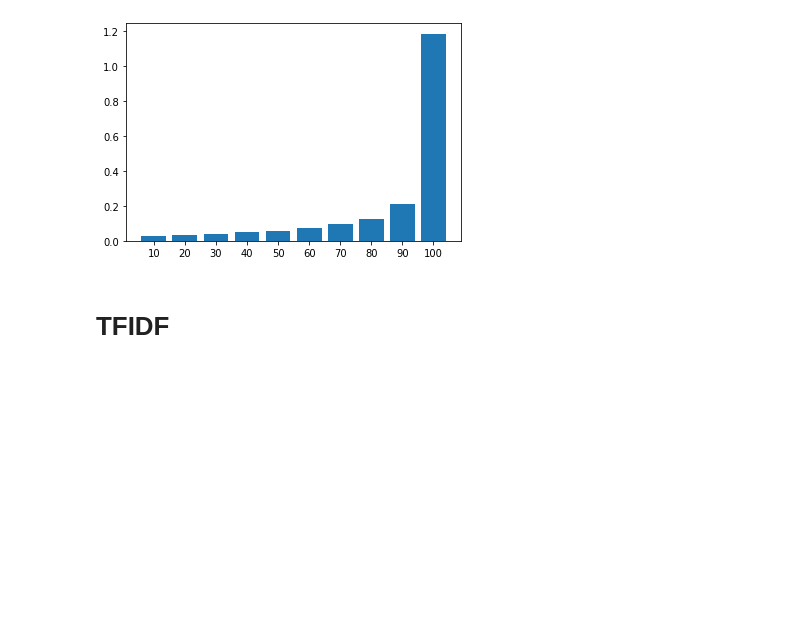
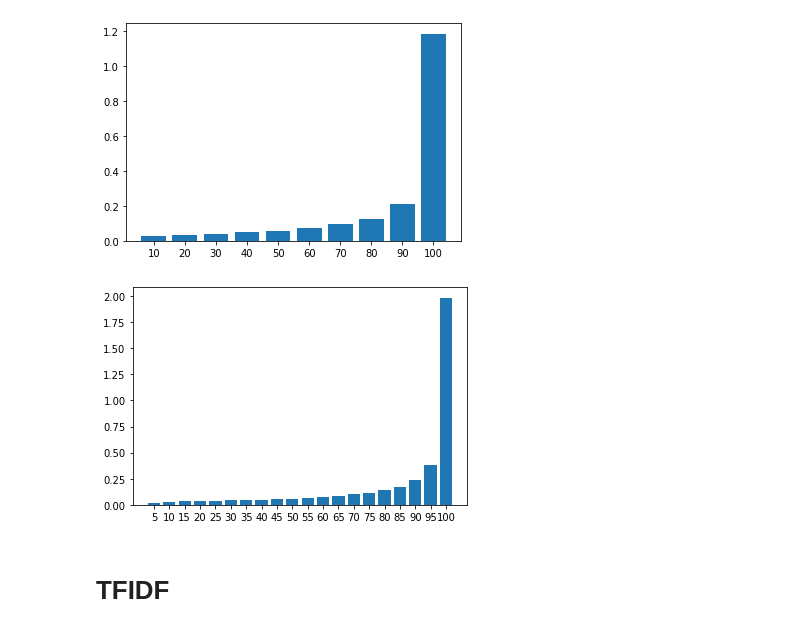
Before and after one commit to LCaravaggio/politext, a Jupyter notebook: Solo_lo_nuevo.ipynb, the cells around one changed output. Saved outputs shown, nothing was run; the diff lists cells and outputs as text; code cells hidden in the pictures; blank space fills up the shorter version.

```diff
--- a/Solo_lo_nuevo.ipynb
+++ b/Solo_lo_nuevo.ipynb
@@ -92,6 +92,10 @@ def dens (lista, n, features):
 dens(np.array(ord), 10, total_features)
 # %% [output]
 [figure]
+# %%
+dens(np.array(ord), 20, total_features)
+# %% [output]
+[figure, added]
 # %% [markdown]
 # TFIDF
 # %%
```
